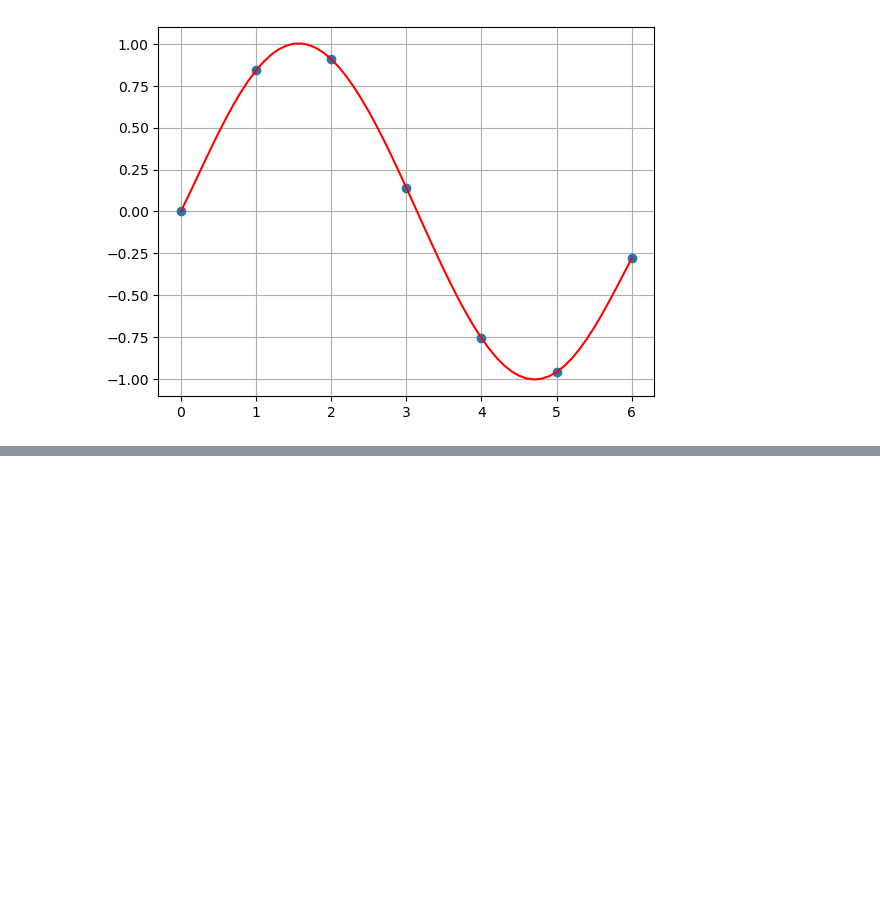
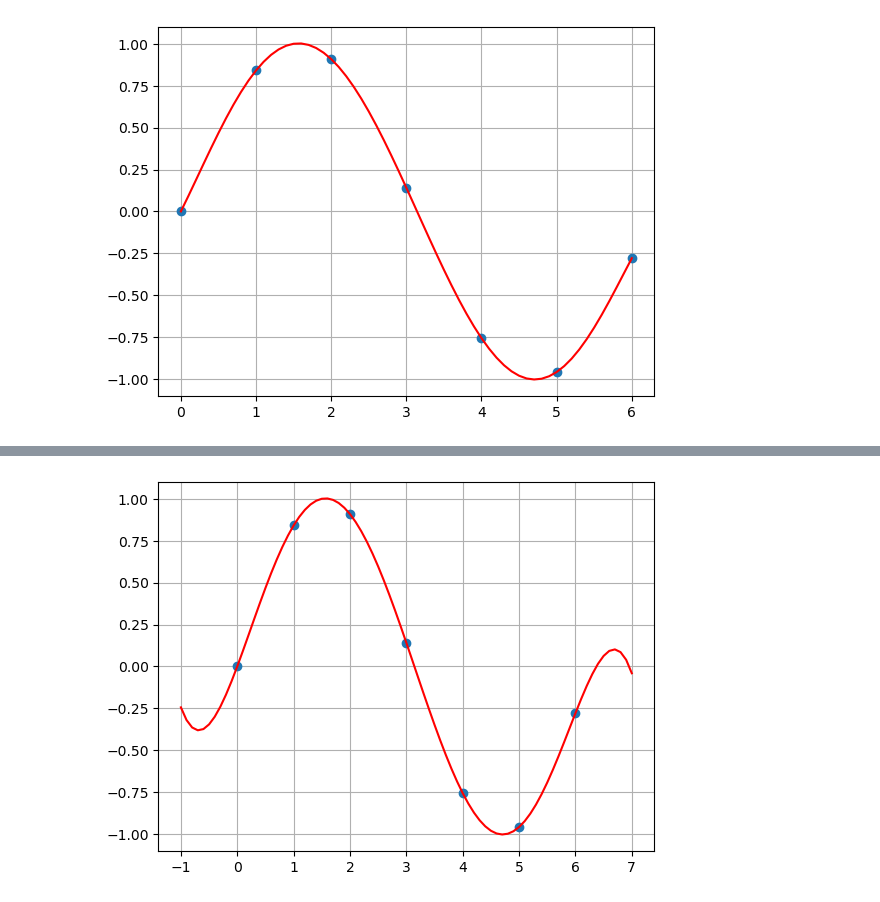
Before and after one commit to ZiyaKolcu/Sayisal-Cozumleme-Jupyter-Notebook, a Jupyter notebook: sayisal_cozumleme.ipynb, the cells around one changed output, grey strips where cells are left out. Saved outputs shown, nothing was run; the diff lists cells and outputs as text; code cells hidden in the pictures; blank space fills up the shorter version.

```diff
--- a/sayisal_cozumleme.ipynb
+++ b/sayisal_cozumleme.ipynb
@@ -1870,0 +1895,29 @@ plt.show()
+# %%
+def lagrange_interpolation(xa, x, y):
+    n = x.size
+    L = np.ones(n)
+
+    for k in range(n):
+        for i in range(n):
+            if i != k:
+                L[k] *= (xa - x[i]) / (x[k] - x[i])
+
+    ya = 0
+    for k in range(n):
+        ya += L[k] * y[k]
+
+    return ya
+
+
+x = np.linspace(0, 6, 7)
+y = np.sin(x)
+xa = np.linspace(0, 6, 61)
+ya = np.zeros(61)
+for i in range(61):
+    ya[i] = lagrange_interpolation(xa[i], x, y)
+
+plt.figure()
+plt.plot(x, y, "o")
+plt.plot(xa, ya, "r-")
+plt.grid(True)
+plt.show()
@@ -1870,0 +1926,15 @@ plt.show()
+# %%
+x = np.linspace(0, 6, 7)
+y = np.sin(x)
+xa = np.linspace(-1, 7, 81)
+ya = np.zeros(81)
+for i in range(81):
+    ya[i] = lagrange_interpolation(xa[i], x, y)
+
+plt.figure()
+plt.plot(x, y, "o")
+plt.plot(xa, ya, "r-")
+plt.grid(True)
+plt.show()
+# %% [output]
+[figure, added]
```
Also changed, not shown: parts of 6 cells of this notebook.
